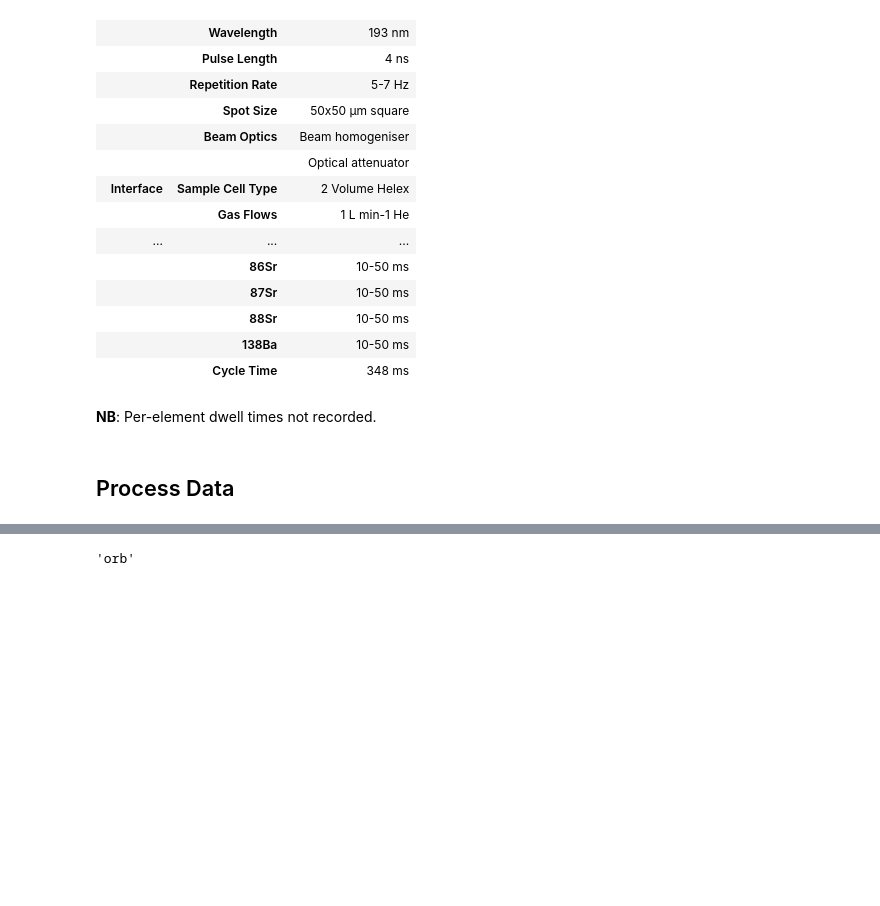
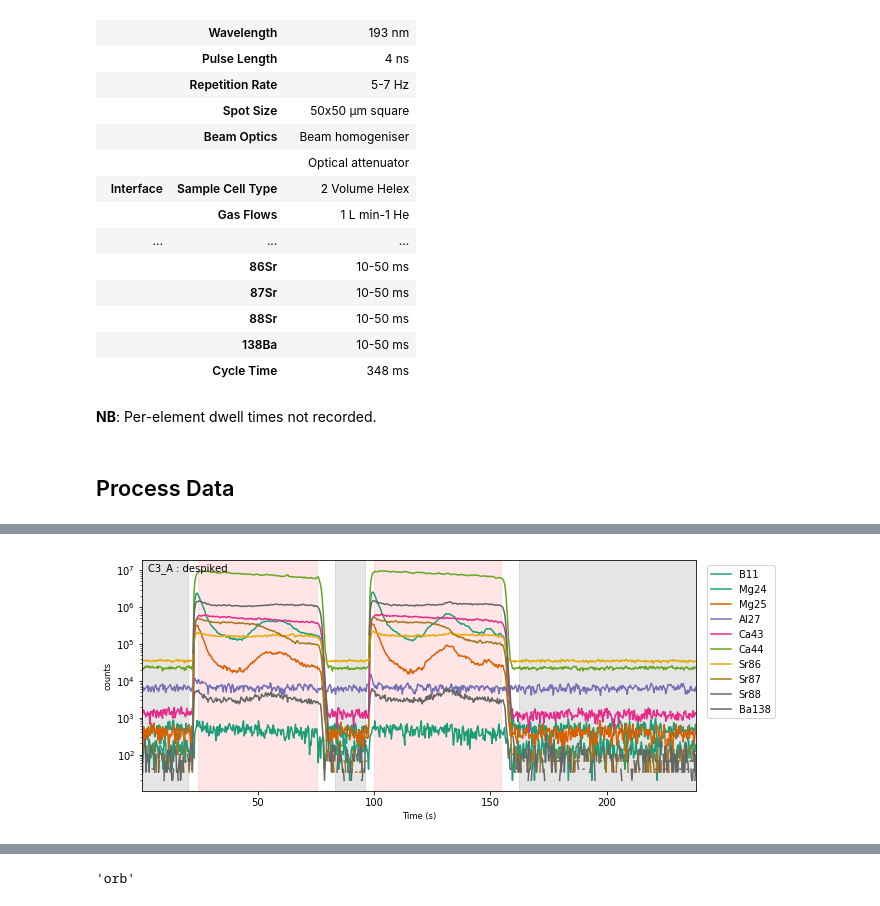
Before and after one commit to oscarbranson/latools, a Jupyter notebook: Supplement/cultured_foram_manual.ipynb, the cells around one changed output, grey strips where cells are left out. Cells and saved outputs as stored; diff of their text form; code cells hidden in the pictures; blank space fills up the shorter version.

```diff
--- a/Supplement/cultured_foram_manual.ipynb
+++ b/Supplement/cultured_foram_manual.ipynb
@@ -55,0 +63,4 @@ dat.basic_processing(despike_win=5,
+# %%
+_ = dat.data[sample].tplot(ranges=True)
+# %% [output]
+[figure, added]
```
Also changed, not shown: parts of 40 cells of this notebook, 2 other files.
